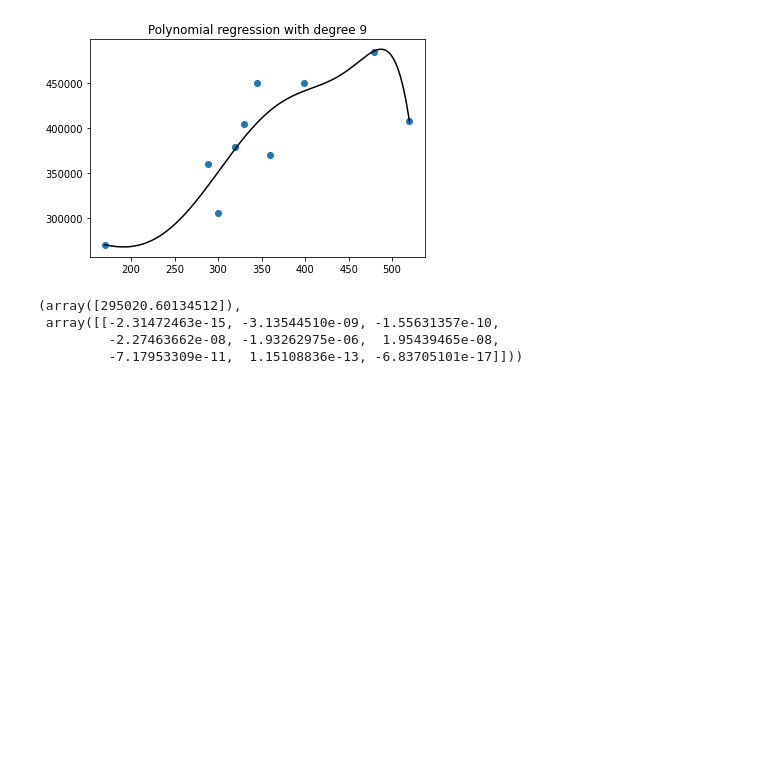
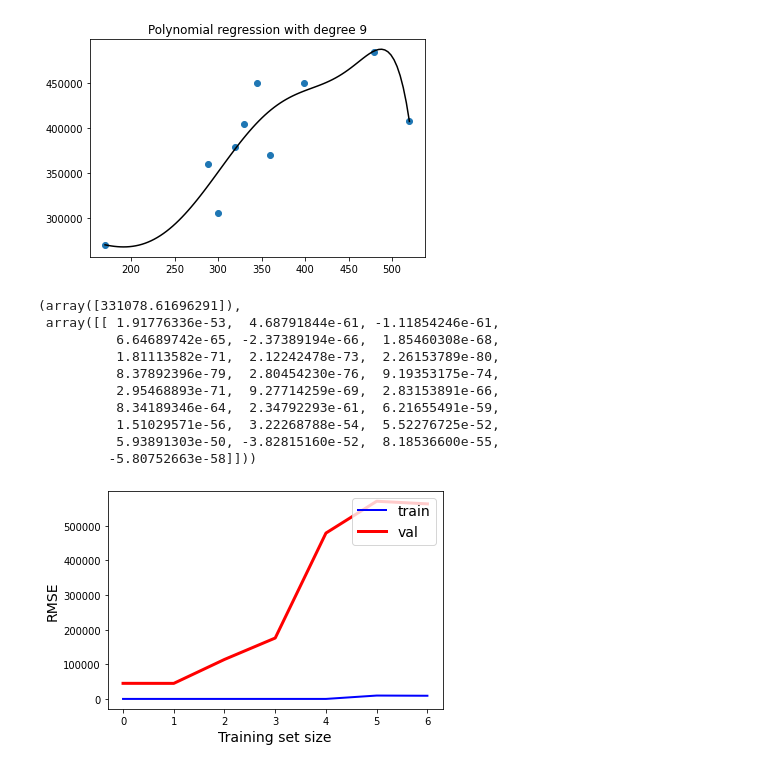
Before and after one commit to bforoura/AML, a Jupyter notebook: ploynomial_regression.ipynb, the cells around one changed output. Cells and saved outputs as stored; diff of their text form; code cells hidden in the pictures; blank space fills up the shorter version.

```diff
--- a/ploynomial_regression.ipynb
+++ b/ploynomial_regression.ipynb
@@ -56,14 +57,52 @@ plt.show()
 # What are the polynomial model coeffients?
 
 from sklearn.preprocessing import PolynomialFeatures
-poly_features = PolynomialFeatures(degree=9, include_bias=False)
+poly_features = PolynomialFeatures(degree=25, include_bias=False)
 X_poly = poly_features.fit_transform(X)
 
 lin_reg = LinearRegression()
 lin_reg.fit(X_poly, y)
 lin_reg.intercept_, lin_reg.coef_
 # %% [output]
-(array([295020.60134512]),
- array([[-2.31472463e-15, -3.13544510e-09, -1.55631357e-10,
-         -2.27463662e-08, -1.93262975e-06,  1.95439465e-08,
-         -7.17953309e-11,  1.15108836e-13, -6.83705101e-17]]))
+(array([331078.61696291]),
+ array([[ 1.91776336e-53,  4.68791844e-61, -1.11854246e-61,
+          6.64689742e-65, -2.37389194e-66,  1.85460308e-68,
+          1.81113582e-71,  2.12242478e-73,  2.26153789e-80,
+          8.37892396e-79,  2.80454230e-76,  9.19353175e-74,
+          2.95468893e-71,  9.27714259e-69,  2.83153891e-66,
+          8.34189346e-64,  2.34792293e-61,  6.21655491e-59,
+          1.51029571e-56,  3.22268788e-54,  5.52276725e-52,
+          5.93891303e-50, -3.82815160e-52,  8.18536600e-55,
+         -5.80752663e-58]]))
+# %%
+'''
+Another way to evaluate a model is to look at the learning curves: these are plots of the model’s per‐
+formance on the training set and the validation set as a function of the training set
+size (or the training iteration). To generate the plots, train the model several times on
+different sized subsets of the training set. The following code defines a function that,
+given some training data, plots the learning curves of a model:
+'''
+
+from sklearn.metrics import mean_squared_error
+from sklearn.model_selection import train_test_split
+
+def plot_learning_curves(model, X, y):
+    X_train, X_val, y_train, y_val = train_test_split(X, y, test_size=0.20, random_state=10)
+    train_errors, val_errors = [], []
+    for m in range(1, len(X_train)):
+        model.fit(X_train[:m], y_train[:m])
+        y_train_predict = model.predict(X_train[:m])
+        y_val_predict = model.predict(X_val)
+        train_errors.append(mean_squared_error(y_train[:m], y_train_predict))
+        val_errors.append(mean_squared_error(y_val, y_val_predict))
+
+    plt.plot(np.sqrt(train_errors), "b", linewidth=2, label="train")
+    plt.plot(np.sqrt(val_errors), "r", linewidth=3, label="val")
+    plt.legend(loc="upper right", fontsize=14)
+    plt.xlabel("Training set size", fontsize=14)
+    plt.ylabel("RMSE", fontsize=14)
+
+
+plot_learning_curves(polyreg, X, y)
+# %% [output]
+[figure, added]
```
Also changed, not shown: parts of 2 cells of this notebook.
